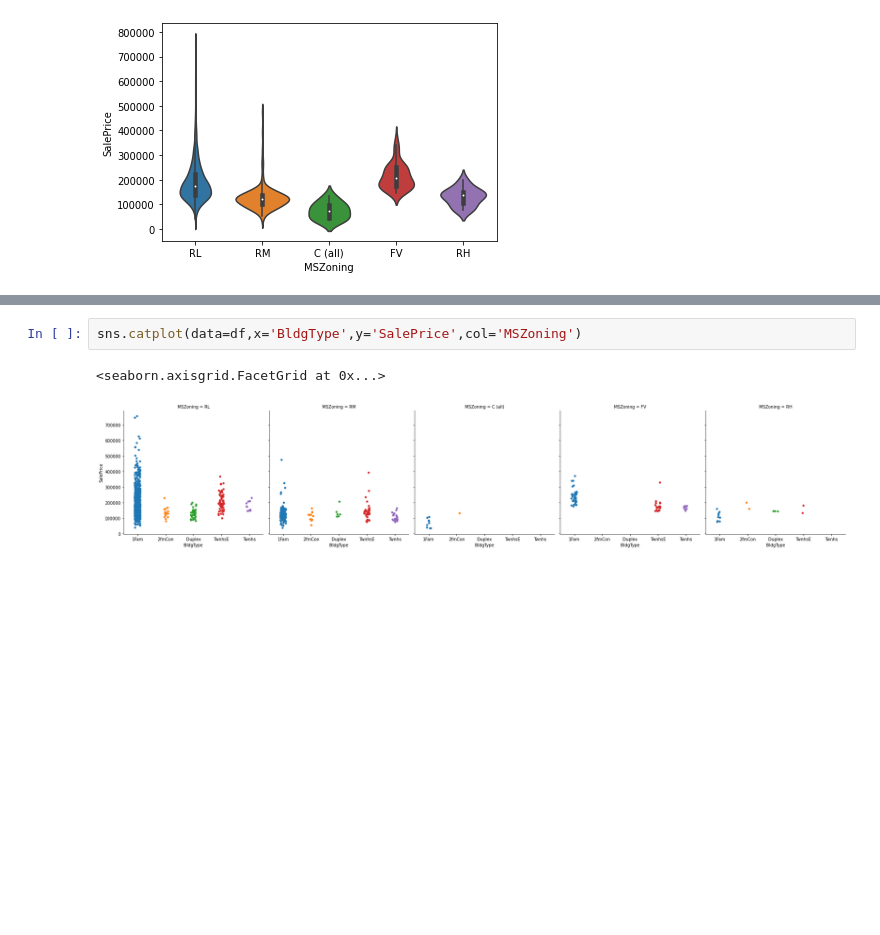
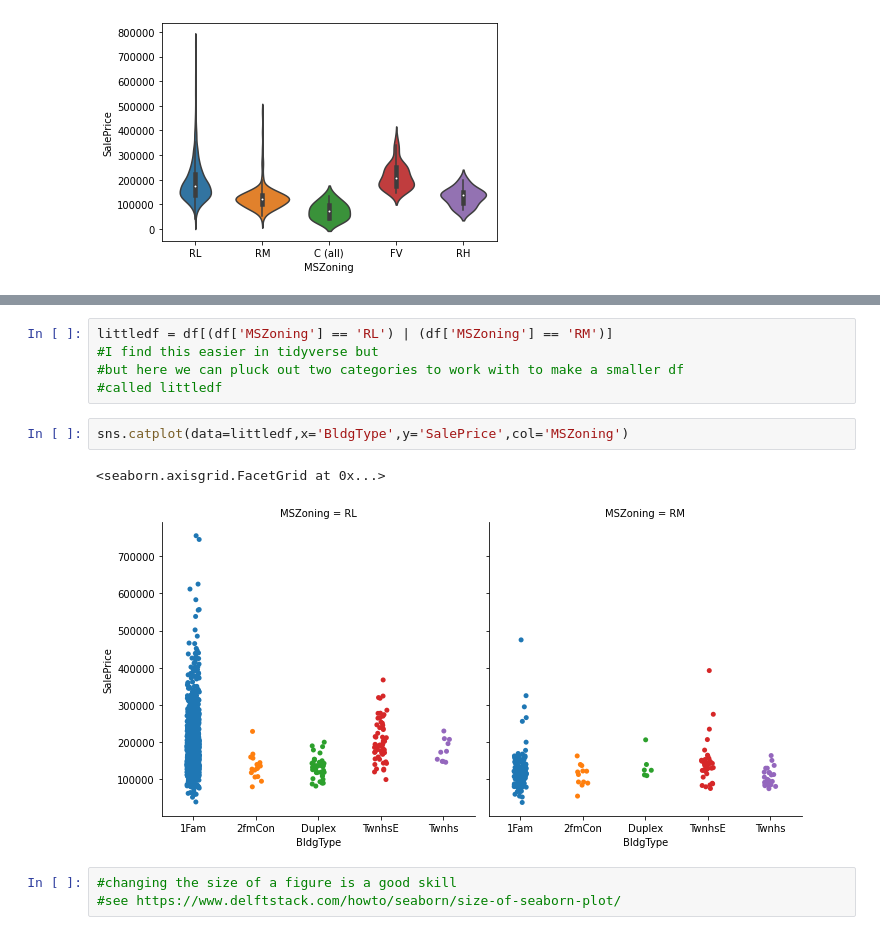
Before and after one commit to vicperotti/BANA780, a Jupyter notebook: Seaborn_EDA_of_Housing_Regression_Data.ipynb, the cells around one changed output, grey strips where cells are left out. Drawn from its saved outputs; the diff is of its cells as text; blank space fills up the shorter version.

```diff
--- a/Seaborn_EDA_of_Housing_Regression_Data.ipynb
+++ b/Seaborn_EDA_of_Housing_Regression_Data.ipynb
@@ -79,5 +96,13 @@ sns.barplot(data=df,x='SalePrice',y='Neighborhood',ci=None)
+# %%
+littledf = df[(df['MSZoning'] == 'RL') | (df['MSZoning'] == 'RM')]
+#I find this easier in tidyverse but
+#but here we can pluck out two categories to work with to make a smaller df
+#called littledf
 # %%
-sns.catplot(data=df,x='BldgType',y='SalePrice',col='MSZoning')
+sns.catplot(data=littledf,x='BldgType',y='SalePrice',col='MSZoning')
 # %% [output]
 <seaborn.axisgrid.FacetGrid at 0x...>
-[figure, old version]
+[figure, new version]
+# %%
+#changing the size of a figure is a good skill
+#see https://www.delftstack.com/howto/seaborn/size-of-seaborn-plot/
```
Also changed, not shown: parts of 10 cells of this notebook.
